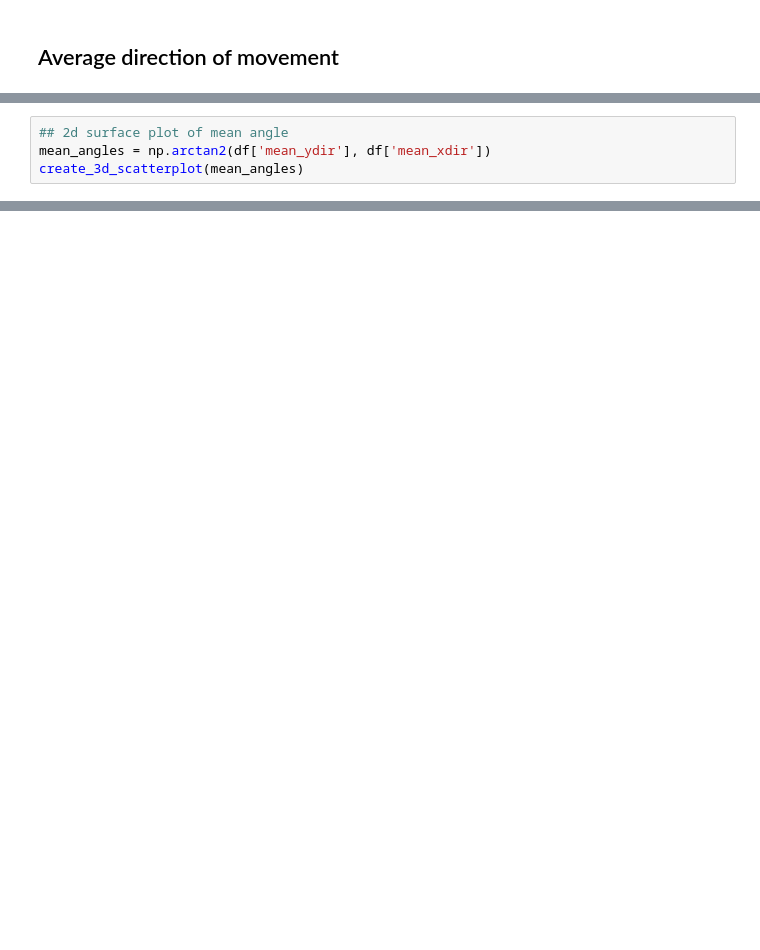
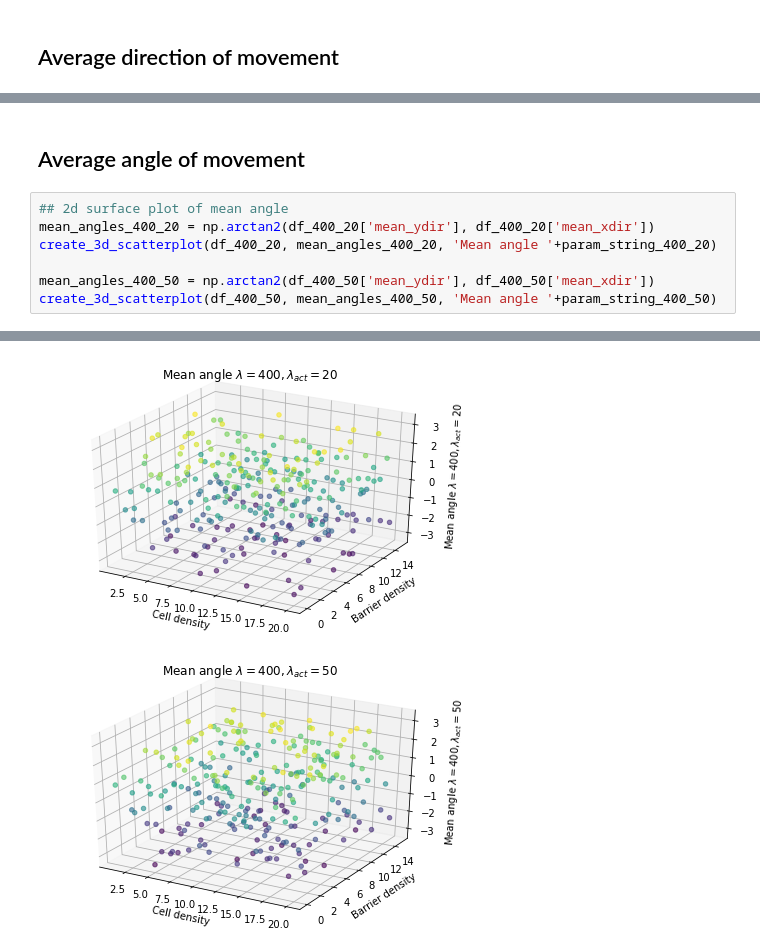
Before and after one commit to DavidLeeftink/NaturalComputing2021, a Jupyter notebook: Assignment_4/js/sim_results/results_analysis.ipynb, the cells around one changed output, grey strips where cells are left out. Cells and saved outputs as stored; diff of their text form; blank space fills up the shorter version.

```diff
--- a/Assignment_4/js/sim_results/results_analysis.ipynb
+++ b/Assignment_4/js/sim_results/results_analysis.ipynb
@@ -48,5 +70,10 @@ create_3d_scatterplot(mean_dir, 'mean distance')
+# %% [markdown]
+## Average angle of movement
 # %%
 ## 2d surface plot of mean angle
-mean_angles = np.arctan2(df['mean_ydir'], df['mean_xdir'])
-create_3d_scatterplot(mean_angles)
+mean_angles_400_20 = np.arctan2(df_400_20['mean_ydir'], df_400_20['mean_xdir'])
+create_3d_scatterplot(df_400_20, mean_angles_400_20, 'Mean angle '+param_string_400_20)
+
+mean_angles_400_50 = np.arctan2(df_400_50['mean_ydir'], df_400_50['mean_xdir'])
+create_3d_scatterplot(df_400_50, mean_angles_400_50, 'Mean angle '+param_string_400_50)
 # %% [output]
@@ -54,0 +80,2 @@ create_3d_scatterplot(mean_angles)
+[figure, added]
+[figure, added]
```
Also changed, not shown: parts of 11 cells of this notebook.
